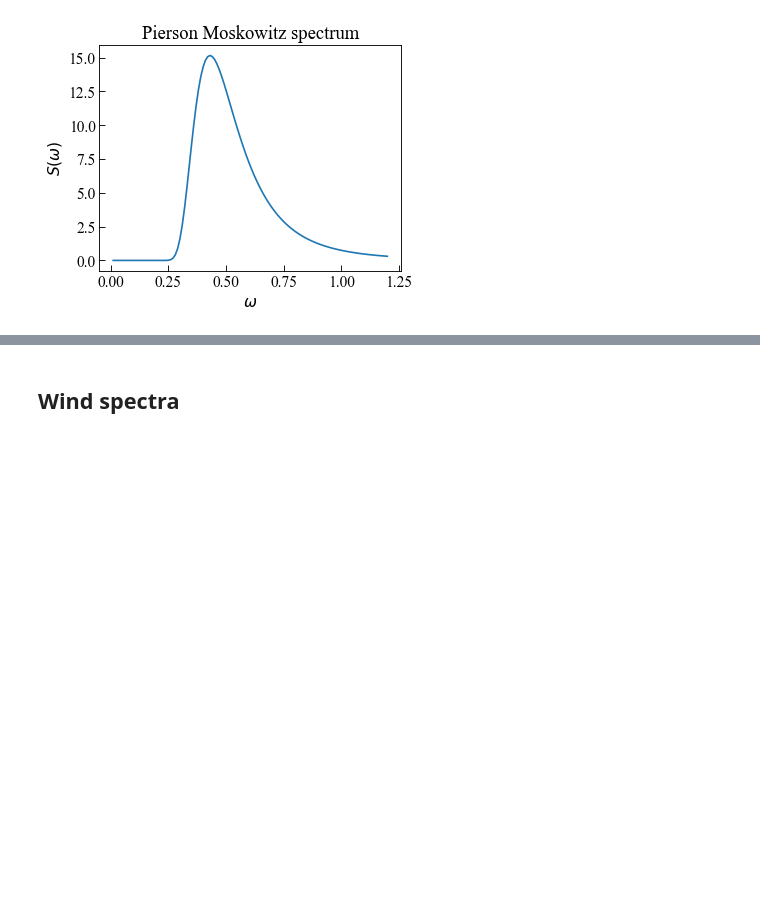
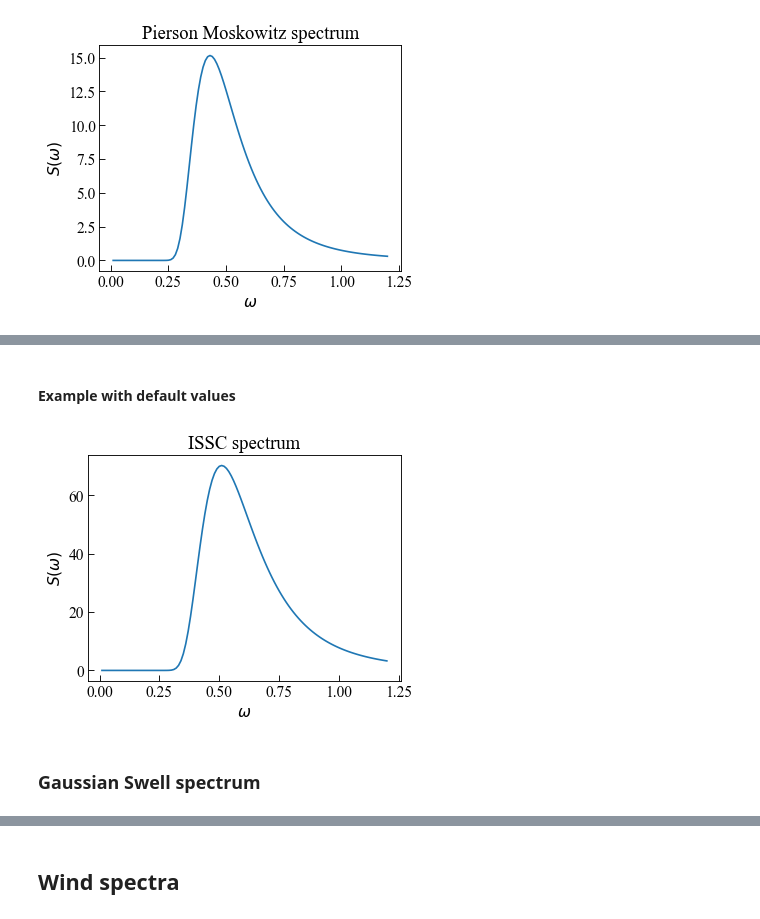
Before and after one commit to dpzhuX/ffpack, a Jupyter notebook: docs/source/load spectra and matrices.ipynb, the cells around one changed output, grey strips where cells are left out. Cells and saved outputs as stored; diff of their text form; code cells hidden in the pictures; blank space fills up the shorter version.

Commit message:
add docs for 3 waves
ISSC spectrum
Gaussian Swell spectrum
Ochi-Hubble spectrum

```diff
--- a/docs/source/load spectra and matrices.ipynb
+++ b/docs/source/load spectra and matrices.ipynb
@@ -170,0 +213,26 @@ plt.show()
+# %% [markdown]
+#### Example with default values
+# %%
+isfRange = np.linspace( 0.0, 1.2, num=121 )
+# %%
+wp = 0.51
+Hs = 20
+isfResults = [ isscSpectrum( w, wp, Hs ) for w in isfRange ]
+# %%
+fig, ax = plt.subplots()
+
+ax.plot( np.array( isfRange ),
+         np.array( isfResults ) )
+
+ax.tick_params(axis='x', direction="in", length=5)
+ax.tick_params(axis='y', direction="in", length=5)
+ax.set_ylabel( "$S(\omega)$" )
+ax.set_xlabel( "$\omega$" )
+ax.set_title( "ISSC spectrum" )
+
+plt.tight_layout()
+plt.show()
+# %% [output]
+[figure, added]
+# %% [markdown]
+### Gaussian Swell spectrum
```
Also changed, not shown: parts of 29 cells of this notebook.
